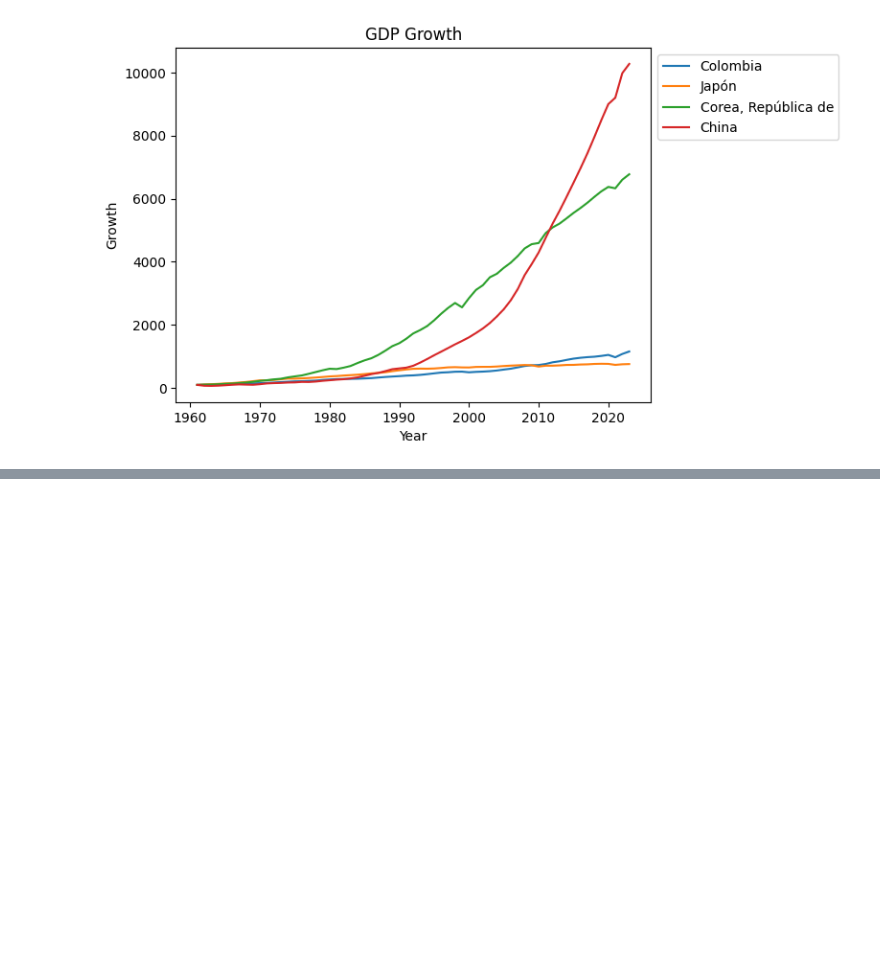
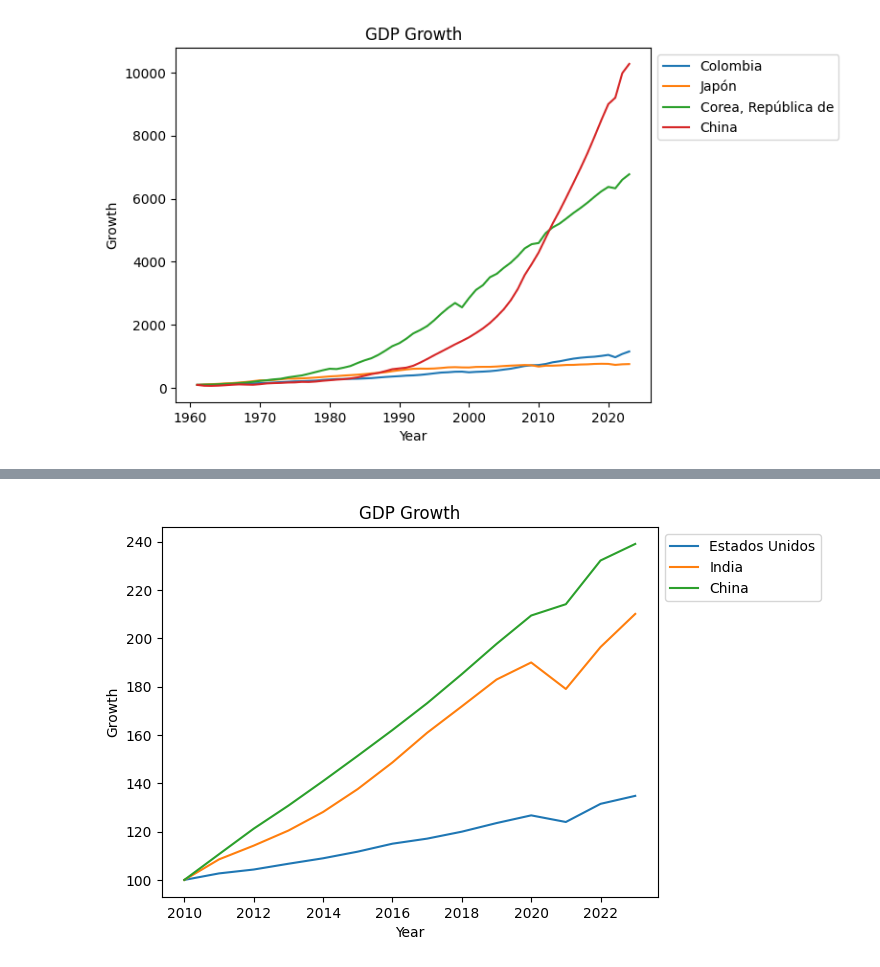
Before and after one commit to nicodigos/gdp-growth-chart, a Jupyter notebook: GDPGrowth.ipynb, the cells around one changed output, grey strips where cells are left out. Cells and saved outputs as stored; diff of their text form; code cells hidden in the pictures; blank space fills up the shorter version.

```diff
--- a/GDPGrowth.ipynb
+++ b/GDPGrowth.ipynb
@@ -225,0 +246,7 @@ dataset_test[['year', 'China']].to_csv('china_dataset.csv', index=False)
+# %%
+plot_country_pib_index_year_range(2010, 2023, [
+                                         'Estados Unidos',
+    'India', 'China'
+                                        ])
+# %% [output]
+[figure, added]
```
Also changed, not shown: parts of 6 cells of this notebook, 1 other file.
